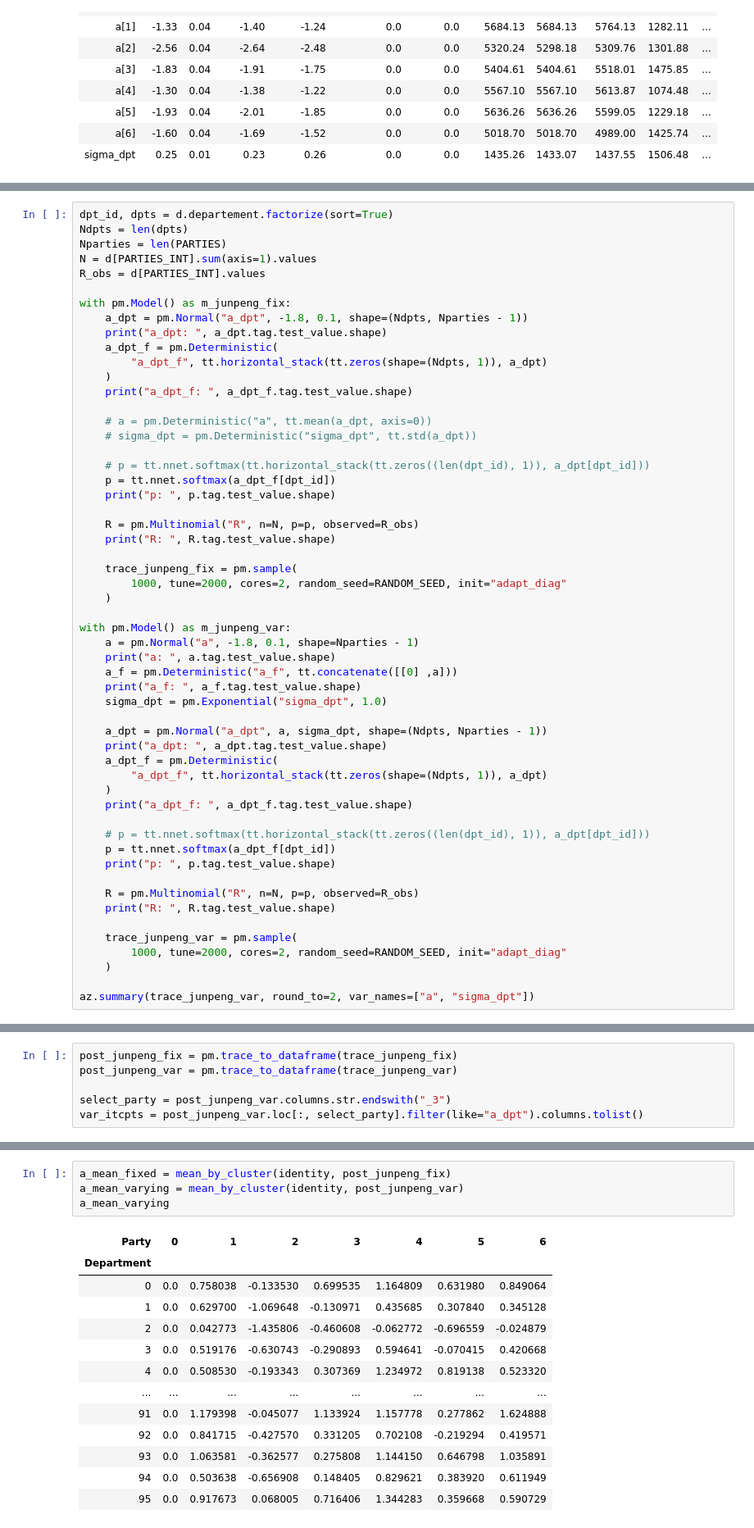
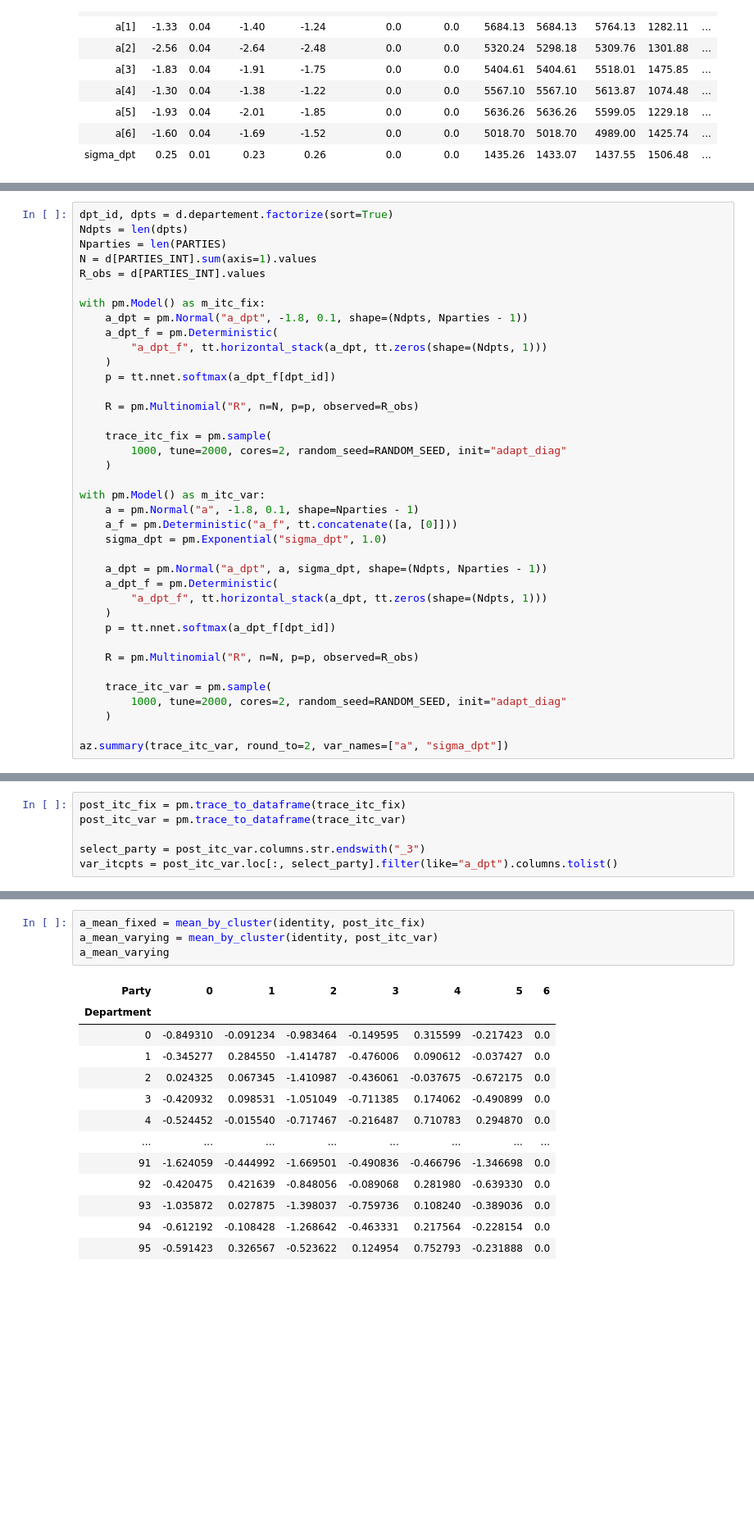
Before and after one commit to pollsposition/models, a Jupyter notebook: fondamentaux/funds2.ipynb, the cells around one changed output, grey strips where cells are left out. Shown at 82% size. Cells and saved outputs as stored; diff of their text form; blank space fills up the shorter version.

```diff
--- a/fondamentaux/funds2.ipynb
+++ b/fondamentaux/funds2.ipynb
@@ -581,52 +558,35 @@ Nparties = len(PARTIES)
 N = d[PARTIES_INT].sum(axis=1).values
 R_obs = d[PARTIES_INT].values
 
-with pm.Model() as m_junpeng_fix:
+with pm.Model() as m_itc_fix:
     a_dpt = pm.Normal("a_dpt", -1.8, 0.1, shape=(Ndpts, Nparties - 1))
-    print("a_dpt: ", a_dpt.tag.test_value.shape)
     a_dpt_f = pm.Deterministic(
-        "a_dpt_f", tt.horizontal_stack(tt.zeros(shape=(Ndpts, 1)), a_dpt)
+        "a_dpt_f", tt.horizontal_stack(a_dpt, tt.zeros(shape=(Ndpts, 1)))
     )
-    print("a_dpt_f: ", a_dpt_f.tag.test_value.shape)
-
-    # a = pm.Deterministic("a", tt.mean(a_dpt, axis=0))
-    # sigma_dpt = pm.Deterministic("sigma_dpt", tt.std(a_dpt))
-
-    # p = tt.nnet.softmax(tt.horizontal_stack(tt.zeros((len(dpt_id), 1)), a_dpt[dpt_id]))
     p = tt.nnet.softmax(a_dpt_f[dpt_id])
-    print("p: ", p.tag.test_value.shape)
 
     R = pm.Multinomial("R", n=N, p=p, observed=R_obs)
-    print("R: ", R.tag.test_value.shape)
 
-    trace_junpeng_fix = pm.sample(
+    trace_itc_fix = pm.sample(
         1000, tune=2000, cores=2, random_seed=RANDOM_SEED, init="adapt_diag"
     )
 
-with pm.Model() as m_junpeng_var:
+with pm.Model() as m_itc_var:
     a = pm.Normal("a", -1.8, 0.1, shape=Nparties - 1)
-    print("a: ", a.tag.test_value.shape)
-    a_f = pm.Deterministic("a_f", tt.concatenate([[0] ,a]))
-    print("a_f: ", a_f.tag.test_value.shape)
+    a_f = pm.Deterministic("a_f", tt.concatenate([a, [0]]))
     sigma_dpt = pm.Exponential("sigma_dpt", 1.0)
 
     a_dpt = pm.Normal("a_dpt", a, sigma_dpt, shape=(Ndpts, Nparties - 1))
-    print("a_dpt: ", a_dpt.tag.test_value.shape)
     a_dpt_f = pm.Deterministic(
-        "a_dpt_f", tt.horizontal_stack(tt.zeros(shape=(Ndpts, 1)), a_dpt)
+        "a_dpt_f", tt.horizontal_stack(a_dpt, tt.zeros(shape=(Ndpts, 1)))
     )
-    print("a_dpt_f: ", a_dpt_f.tag.test_value.shape)
-
-    # p = tt.nnet.softmax(tt.horizontal_stack(tt.zeros((len(dpt_id), 1)), a_dpt[dpt_id]))
     p = tt.nnet.softmax(a_dpt_f[dpt_id])
-    print("p: ", p.tag.test_value.shape)
 
     R = pm.Multinomial("R", n=N, p=p, observed=R_obs)
-    print("R: ", R.tag.test_value.shape)
 
-    trace_junpeng_var = pm.sample(
+    trace_itc_var = pm.sample(
         1000, tune=2000, cores=2, random_seed=RANDOM_SEED, init="adapt_diag"
     )
 
-az.summary(trace_junpeng_var, round_to=2, var_names=["a", "sigma_dpt"])
+az.summary(trace_itc_var, round_to=2, var_names=["a", "sigma_dpt"])
 # %% [output]
@@ -670,9 +625,9 @@ az.plot_trace(trace_junpeng_var, compact=True)
 # %%
-post_junpeng_fix = pm.trace_to_dataframe(trace_junpeng_fix)
-post_junpeng_var = pm.trace_to_dataframe(trace_junpeng_var)
+post_itc_fix = pm.trace_to_dataframe(trace_itc_fix)
+post_itc_var = pm.trace_to_dataframe(trace_itc_var)
 
-select_party = post_junpeng_var.columns.str.endswith("_3")
-var_itcpts = post_junpeng_var.loc[:, select_party].filter(like="a_dpt").columns.tolist()
+select_party = post_itc_var.columns.str.endswith("_3")
+var_itcpts = post_itc_var.loc[:, select_party].filter(like="a_dpt").columns.tolist()
 # %%
 fig, axes = az.plot_forest(
     [trace_junpeng_fix, trace_junpeng_var],
@@ -705,21 +660,21 @@ p_mean_varying
 96 rows × 7 columns
 # %%
-a_mean_fixed = mean_by_cluster(identity, post_junpeng_fix)
-a_mean_varying = mean_by_cluster(identity, post_junpeng_var)
+a_mean_fixed = mean_by_cluster(identity, post_itc_fix)
+a_mean_varying = mean_by_cluster(identity, post_itc_var)
 a_mean_varying
 # %% [output]
 | Party | 0 | 1 | 2 | 3 | 4 | 5 | 6 |
 | Department |  |  |  |  |  |  |  |
-| 0 | 0.0 | 0.758038 | -0.133530 | 0.699535 | 1.164809 | 0.631980 | 0.849064 |
-| 1 | 0.0 | 0.629700 | -1.069648 | -0.130971 | 0.435685 | 0.307840 | 0.345128 |
-| 2 | 0.0 | 0.042773 | -1.435806 | -0.460608 | -0.062772 | -0.696559 | -0.024879 |
-| 3 | 0.0 | 0.519176 | -0.630743 | -0.290893 | 0.594641 | -0.070415 | 0.420668 |
-| 4 | 0.0 | 0.508530 | -0.193343 | 0.307369 | 1.234972 | 0.819138 | 0.523320 |
+| 0 | -0.849310 | -0.091234 | -0.983464 | -0.149595 | 0.315599 | -0.217423 | 0.0 |
+| 1 | -0.345277 | 0.284550 | -1.414787 | -0.476006 | 0.090612 | -0.037427 | 0.0 |
+| 2 | 0.024325 | 0.067345 | -1.410987 | -0.436061 | -0.037675 | -0.672175 | 0.0 |
+| 3 | -0.420932 | 0.098531 | -1.051049 | -0.711385 | 0.174062 | -0.490899 | 0.0 |
+| 4 | -0.524452 | -0.015540 | -0.717467 | -0.216487 | 0.710783 | 0.294870 | 0.0 |
 | ... | ... | ... | ... | ... | ... | ... | ... |
-| 91 | 0.0 | 1.179398 | -0.045077 | 1.133924 | 1.157778 | 0.277862 | 1.624888 |
-| 92 | 0.0 | 0.841715 | -0.427570 | 0.331205 | 0.702108 | -0.219294 | 0.419571 |
-| 93 | 0.0 | 1.063581 | -0.362577 | 0.275808 | 1.144150 | 0.646798 | 1.035891 |
-| 94 | 0.0 | 0.503638 | -0.656908 | 0.148405 | 0.829621 | 0.383920 | 0.611949 |
-| 95 | 0.0 | 0.917673 | 0.068005 | 0.716406 | 1.344283 | 0.359668 | 0.590729 |
+| 91 | -1.624059 | -0.444992 | -1.669501 | -0.490836 | -0.466796 | -1.346698 | 0.0 |
+| 92 | -0.420475 | 0.421639 | -0.848056 | -0.089068 | 0.281980 | -0.639330 | 0.0 |
+| 93 | -1.035872 | 0.027875 | -1.398037 | -0.759736 | 0.108240 | -0.389036 | 0.0 |
+| 94 | -0.612192 | -0.108428 | -1.268642 | -0.463331 | 0.217564 | -0.228154 | 0.0 |
+| 95 | -0.591423 | 0.326567 | -0.523622 | 0.124954 | 0.752793 | -0.231888 | 0.0 |
 96 rows × 7 columns
 # %%
```
Also changed, not shown: parts of 17 cells of this notebook.
